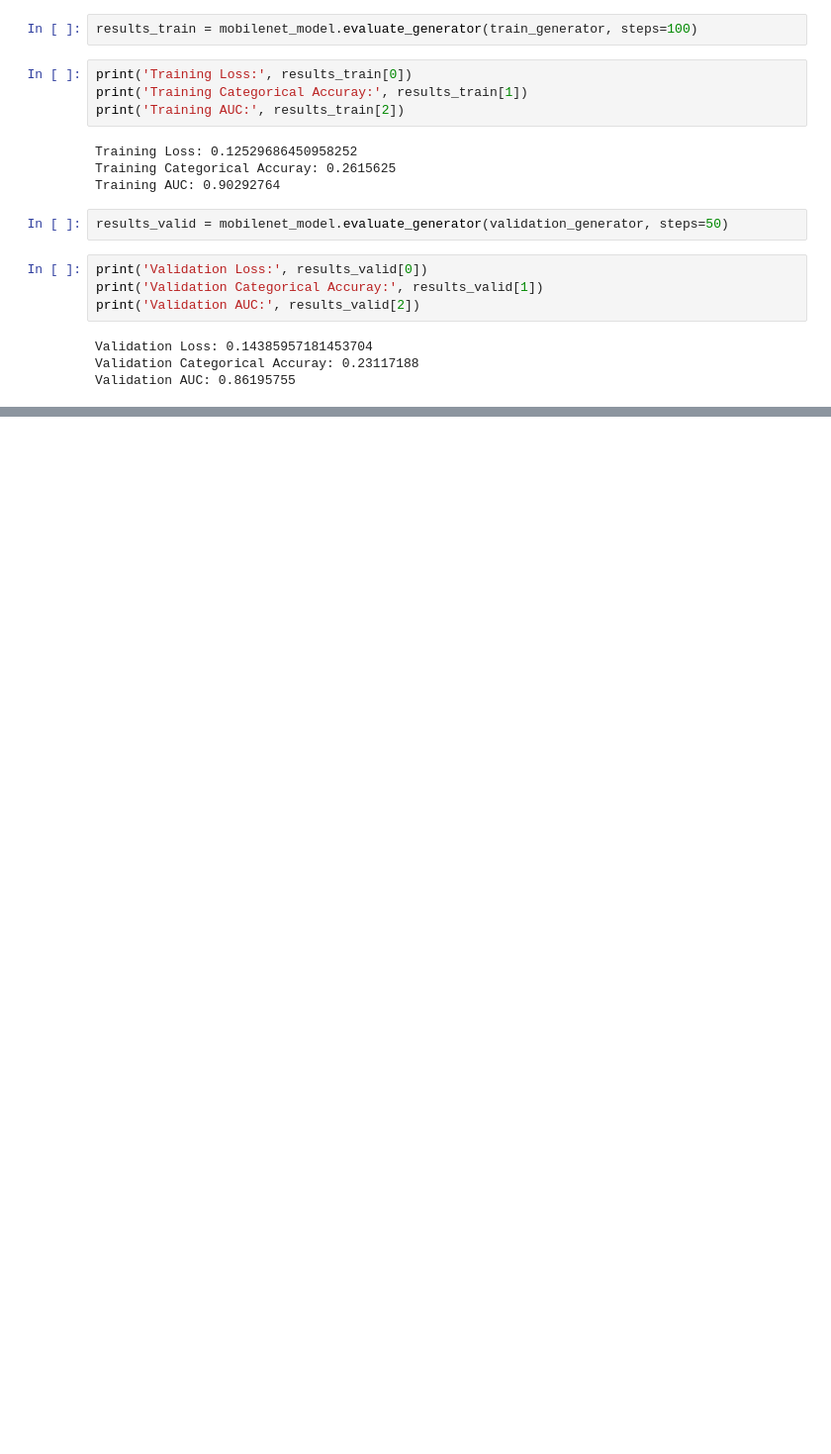
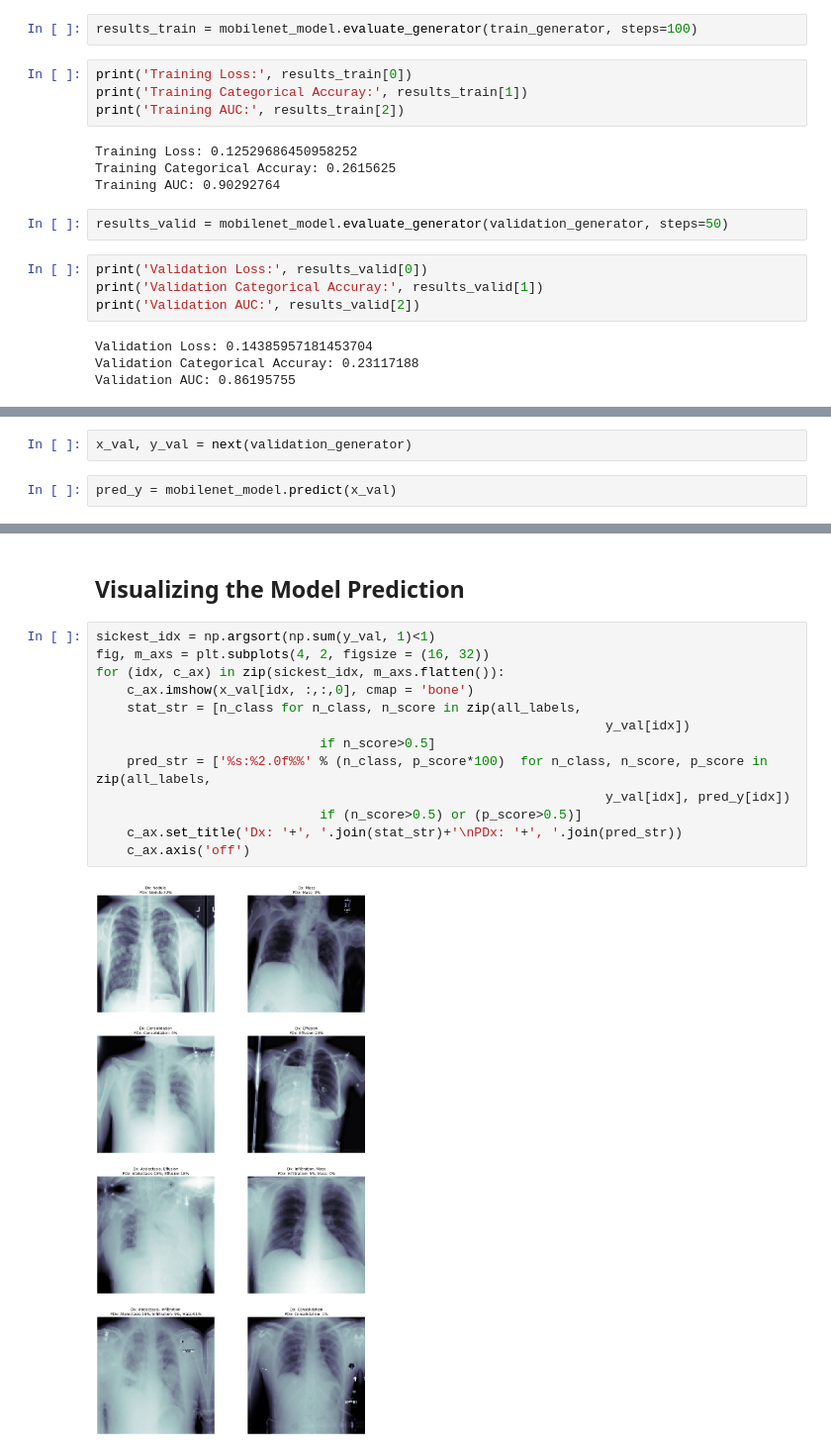
Before and after one commit to yasharmansouri/NIH-Chest-X-ray-Pathology-Detection, a Jupyter notebook: 210-pretrained_models.ipynb, the cells around one changed output, grey strips where cells are left out. Shown at 99% size. Drawn from its saved outputs; the diff is of its cells as text; blank space fills up the shorter version.

Commit message:
added diagnosis ad predictions separated notebooks

```diff
--- a/210-pretrained_models.ipynb
+++ b/210-pretrained_models.ipynb
@@ -297,0 +252,4 @@ test_generator = test_datagen.flow_from_dataframe(
+# %%
+x_val, y_val = next(validation_generator)
+# %%
+pred_y = mobilenet_model.predict(x_val)
@@ -297,0 +280,17 @@ test_generator = test_datagen.flow_from_dataframe(
+# %% [markdown]
+## Visualizing the Model Prediction
+# %%
+sickest_idx = np.argsort(np.sum(y_val, 1)<1)
+fig, m_axs = plt.subplots(4, 2, figsize = (16, 32))
+for (idx, c_ax) in zip(sickest_idx, m_axs.flatten()):
+    c_ax.imshow(x_val[idx, :,:,0], cmap = 'bone')
+    stat_str = [n_class for n_class, n_score in zip(all_labels,
+                                                                  y_val[idx])
+                             if n_score>0.5]
+    pred_str = ['%s:%2.0f%%' % (n_class, p_score*100)  for n_class, n_score, p_score in zip(all_labels,
+                                                                  y_val[idx], pred_y[idx])
+                             if (n_score>0.5) or (p_score>0.5)]
+    c_ax.set_title('Dx: '+', '.join(stat_str)+'\nPDx: '+', '.join(pred_str))
+    c_ax.axis('off')
+# %% [output]
+[figure, added]
```
Also changed, not shown: parts of 17 cells of this notebook, 1 other file.
